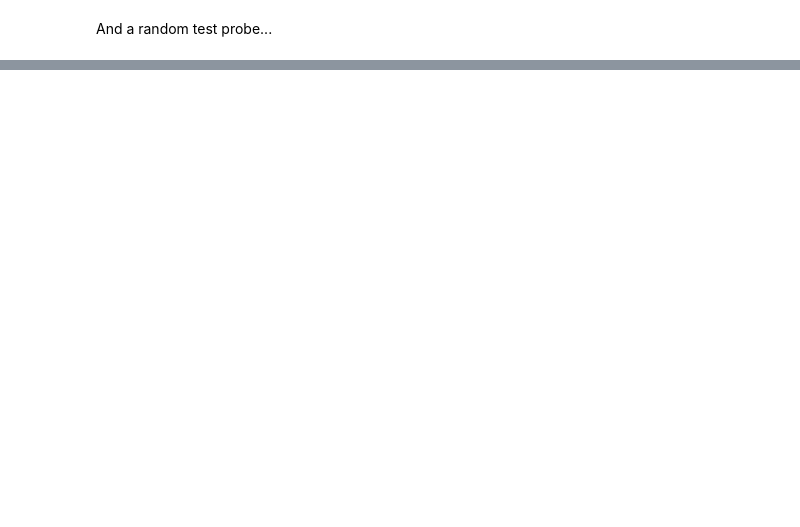
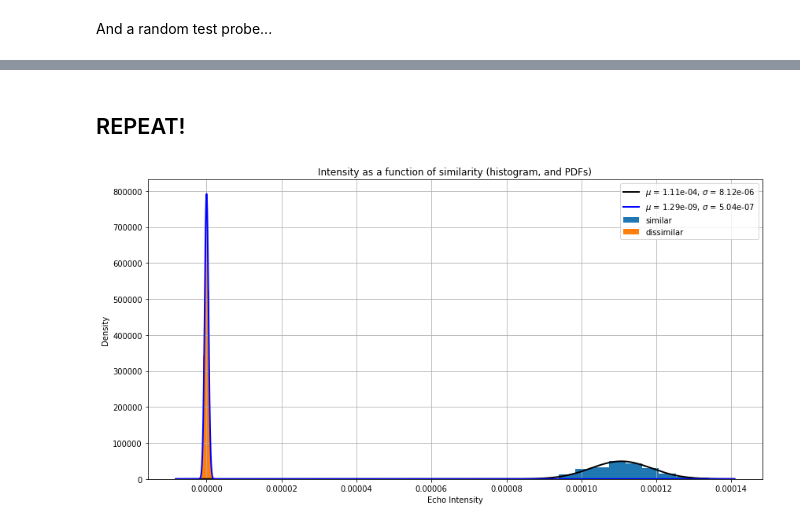
Before and after one commit to dwhite54/minerva2, a Jupyter notebook: model.ipynb, the cells around one changed output, grey strips where cells are left out. Cells and saved outputs as stored; diff of their text form; code cells hidden in the pictures; blank space fills up the shorter version.

```diff
--- a/model.ipynb
+++ b/model.ipynb
@@ -197,0 +396,72 @@ TRACE 11: [0, -1, -1, 1, -1, 0, 1, 0] ->      0^3 =        0
+# %% [markdown]
+## REPEAT!
+# %%
+# tunable variables
+FPT = 1000
+N_PROTOTYPES = 1000
+RHYTHM_TONE_RATIO = 0.7
+NOISE_RATIO = 0.5
+
+for _ in range(10):
+    # create model
+    model = Minerva2(FPT)
+    # create probes
+    Ps = np.random.randint(-1, 2, (N_PROTOTYPES, FPT))
+    PT_split_index = round(N_PROTOTYPES * NOISE_RATIO)
+
+    # create traces (subset of probes)
+    T_Rs = np.copy(Ps)[:PT_split_index]
+    T_Ts = np.copy(Ps)[:PT_split_index]
+
+    # zero out parts of traces (symmetrically)
+    RT_split_index = round(FPT * RHYTHM_TONE_RATIO)
+
+    T_Rs[:, :RT_split_index] *= 0
+    T_Ts[:, RT_split_index:] *= 0
+
+    # add traces to model
+    for T_R in T_Rs:
+        model.add_trace(T_R)
+    for T_T in T_Ts:
+        model.add_trace(T_T)
+
+    # get echo intensities
+    sim_intensities = []
+    dis_intensities = []
+    for i, P in enumerate(Ps):
+        intensity = model.get_echo_intensity(P)
+        if i < PT_split_index:
+            sim_intensities.append(intensity)
+        else:
+            dis_intensities.append(intensity)
+
+    # plot histograms and normal PDFs
+    from scipy.stats import norm
+
+    plt.figure(figsize=(14,7))
+
+    mu1, std1 = norm.fit(sim_intensities)
+    mu2, std2 = norm.fit(dis_intensities)
+
+    plt.hist(sim_intensities, density=True, label='similar')
+    plt.hist(dis_intensities, density=True, label='dissimilar')
+
+    xmin, xmax = plt.xlim()
+    x = np.linspace(xmin, xmax, 10000)
+
+    p1 = norm.pdf(x, mu1, std1)
+    plt.plot(x, p1, 'k',linewidth=2, label='$\mu$ = %.2e, $\sigma$ = %.2e' % (mu1, std1))
+
+    p2 = norm.pdf(x, mu2, std2)
+    plt.plot(x, p2, 'b', linewidth=2, label='$\mu$ = %.2e, $\sigma$ = %.2e' % (mu2, std2))
+
+    plt.title("Intensity as a function of similarity (histogram, and PDFs)")
+    plt.legend()
+    plt.xlabel("Echo Intensity")
+    plt.ylabel("Density")
+    plt.grid(True)
+    plt.show()
+
+    break
+# %% [output]
+[figure, added]
```
Also changed, not shown: parts of 39 cells of this notebook.
